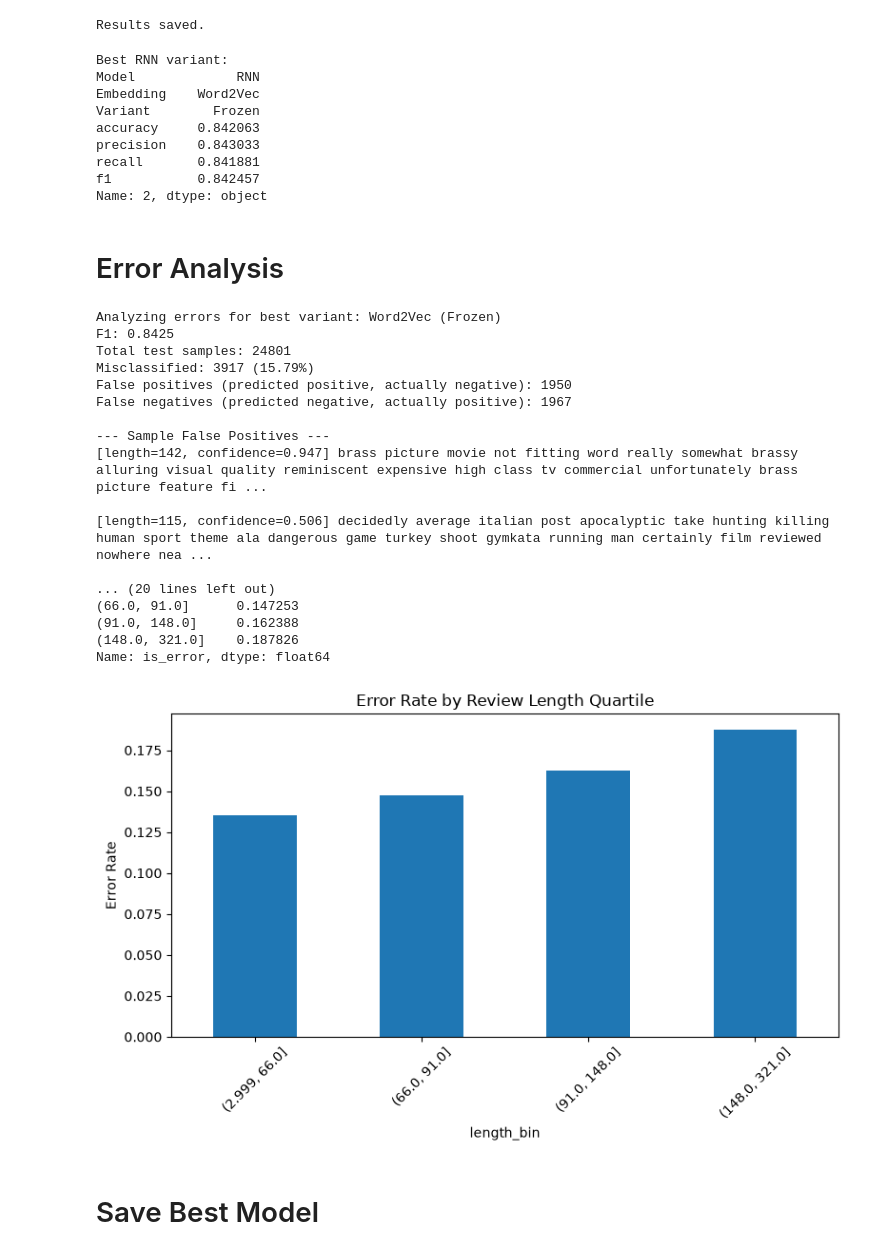
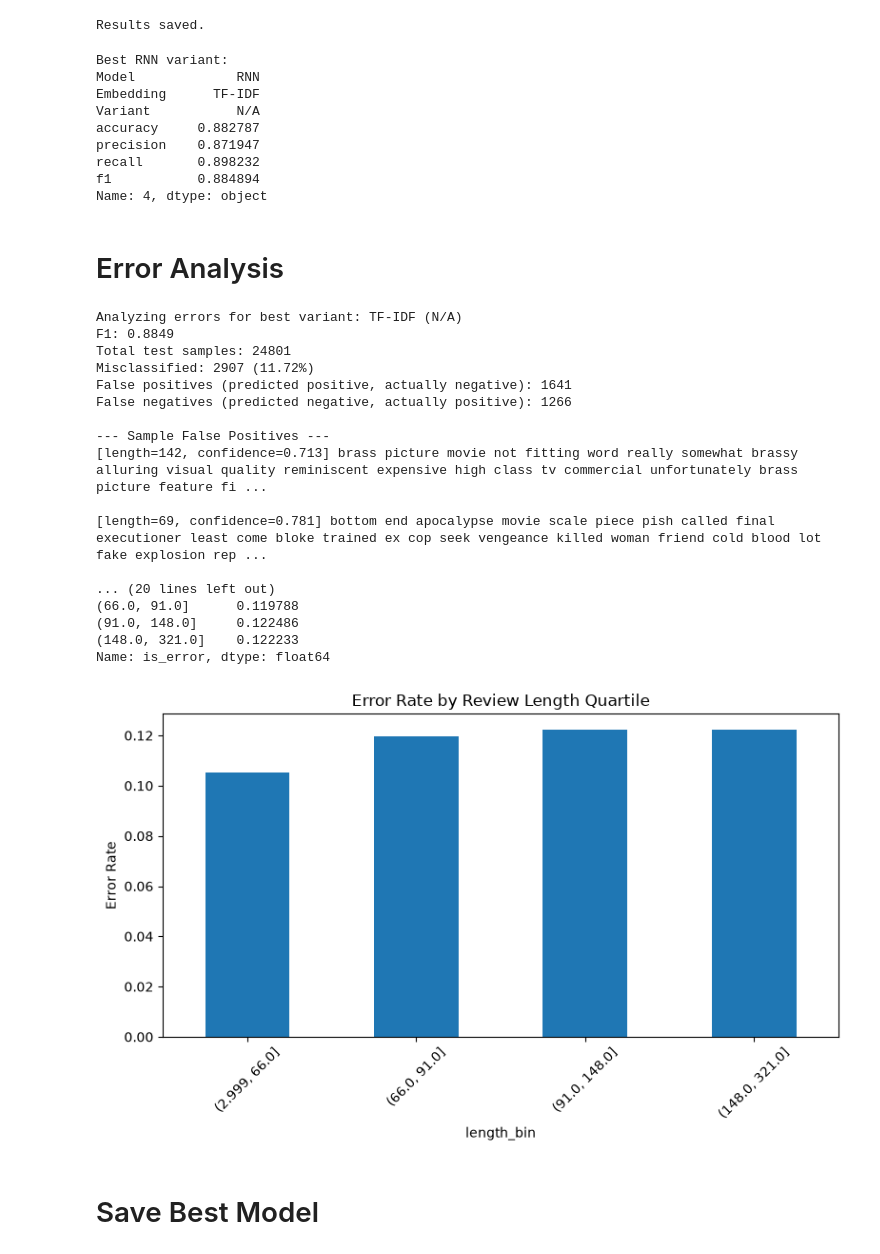
Before and after one commit to Dia8897/Assignment4_NLP_SequenceModels, a Jupyter notebook: notebooks/models/rnn.ipynb, the cells around one changed output. Saved outputs shown, nothing was run; the diff lists cells and outputs as text; code cells hidden in the pictures.

```diff
--- a/notebooks/models/rnn.ipynb
+++ b/notebooks/models/rnn.ipynb
@@ -48,7 +48,7 @@ with open(SHARED_DIR / "vocabulary.pkl", "rb") as file:
 word_to_idx = vocab["word_to_idx"]
 MAX_LENGTH = vocab["MAX_LENGTH"]
 
-sequence_data = np.load(SHARED_DIR / "sequence_data.npz")
+sequence_data = np.load(SHARED_DIR / "sequence_data.npz", allow_pickle=True)
 
 train_padded = sequence_data["train_padded"]
 val_padded = sequence_data["val_padded"]
@@ -62,6 +62,13 @@ y_train = sequence_data["y_train"]
 y_val = sequence_data["y_val"]
 y_test = sequence_data["y_test"]
 
+# Raw text, aligned row-for-row with the arrays above -- needed for TF-IDF/Word2Vec
+# and error analysis. Reading it straight from the shared file instead of re-reading
+# train_processed.csv and re-doing the split avoids relying on split-determinism.
+train_texts = sequence_data["train_texts"]
+val_texts = sequence_data["val_texts"]
+test_texts = sequence_data["test_texts"]
+
 print(f"Vocabulary size: {len(word_to_idx):,}")
 print(f"MAX_LENGTH: {MAX_LENGTH}")
 print("Train padded:", train_padded.shape)
@@ -152,27 +145,10 @@ import time
 MODELS_DIR = Path("models")
 MODELS_DIR.mkdir(exist_ok=True)
 
-start_time = time.time()
+WORD2VEC_PATH = SHARED_DIR / "models" / "word2vec_imdb.model"
+word2vec_model = Word2Vec.load(str(WORD2VEC_PATH))
 
-word2vec_model = Word2Vec(
-    sentences=train_tokens.tolist(),
-    vector_size=100,
-    window=5,
-    min_count=2,
-    workers=4,
-    sg=1,
-    epochs=10,
-    seed=SEED
-)
-
-elapsed_time = time.time() - start_time
-
-print("Word2Vec training completed.")
+print("Word2Vec model loaded from:", WORD2VEC_PATH)
 print("Vector size:", word2vec_model.vector_size)
 print("Vocabulary size:", len(word2vec_model.wv))
-print(f"Training time: {elapsed_time / 60:.2f} minutes")
-
-WORD2VEC_PATH = MODELS_DIR / "word2vec_imdb.model"
-word2vec_model.save(str(WORD2VEC_PATH))
-print("Word2Vec model saved to:", WORD2VEC_PATH)
 # %% [output]
@@ -890,6 +1192,7 @@ results = [
     {"Model": "RNN", "Embedding": "GloVe", "Variant": "Fine-Tuned", **glove_finetuned_metrics},
     {"Model": "RNN", "Embedding": "Word2Vec", "Variant": "Frozen", **word2vec_frozen_metrics},
     {"Model": "RNN", "Embedding": "Word2Vec", "Variant": "Fine-Tuned", **word2vec_finetuned_metrics},
+    {"Model": "RNN", "Embedding": "TF-IDF", "Variant": "N/A", **tfidf_metrics},
 ]
 
 results_df = pd.DataFrame(results)
@@ -915,23 +1219,22 @@ print(best_variant_row)
 # %% [output]
 Best RNN variant:
 Model             RNN
-Embedding    Word2Vec
-Variant        Frozen
-accuracy     0.842063
-precision    0.843033
-recall       0.841881
-f1           0.842457
-Name: 2, dtype: object
+Embedding      TF-IDF
+Variant           N/A
+accuracy     0.882787
+precision    0.871947
+recall       0.898232
+f1           0.884894
+Name: 4, dtype: object
 # %% [markdown]
 # Error Analysis
 # %%
-test_df = pd.read_csv(DATA_DIR / "test_processed.csv")
-
 variant_results = {
     ("GloVe", "Frozen"): (glove_frozen_labels, glove_frozen_predictions, glove_frozen_probabilities),
     ("GloVe", "Fine-Tuned"): (glove_finetuned_labels, glove_finetuned_predictions, glove_finetuned_probabilities),
     ("Word2Vec", "Frozen"): (word2vec_frozen_labels, word2vec_frozen_predictions, word2vec_frozen_probabilities),
     ("Word2Vec", "Fine-Tuned"): (word2vec_finetuned_labels, word2vec_finetuned_predictions, word2vec_finetuned_probabilities),
+    ("TF-IDF", "N/A"): (tfidf_labels, tfidf_predictions, tfidf_probabilities),
 }
 
 best_labels, best_predictions, best_probabilities = variant_results[
@@ -947,7 +1250,7 @@ def analyze_errors(labels, predictions, probabilities, texts, lengths, n_example
     predictions = np.asarray(predictions).reshape(-1)
     probabilities = np.asarray(probabilities).reshape(-1)
     lengths = np.asarray(lengths)
-    texts = texts.reset_index(drop=True)
+    texts = np.asarray(texts)
 
     misclassified_mask = predictions != labels
     false_positive_mask = misclassified_mask & (predictions == 1)
@@ -972,45 +1275,45 @@ def analyze_errors(labels, predictions, probabilities, texts, lengths, n_example
     error_by_length = pd.DataFrame({
         "length_bin": length_bins,
         "is_error": misclassified_mask
     }).groupby("length_bin", observed=True)["is_error"].mean()
 
     print("--- Error rate by review length quartile ---")
     print(error_by_length)
 
     plt.figure(figsize=(8, 5))
     error_by_length.plot(kind="bar")
     plt.ylabel("Error Rate")
     plt.title("Error Rate by Review Length Quartile")
     plt.xticks(rotation=45)
     plt.tight_layout()
     plt.show()
 
     return misclassified_mask, false_positive_mask, false_negative_mask
 
 
 misclassified_mask, false_positive_mask, false_negative_mask = analyze_errors(
     best_labels, best_predictions, best_probabilities,
-    test_df["processed_text"], test_lengths
+    test_texts, test_lengths
 )
 # %% [output]
-Analyzing errors for best variant: Word2Vec (Frozen)
-F1: 0.8425
+Analyzing errors for best variant: TF-IDF (N/A)
+F1: 0.8849
 Total test samples: 24801
-Misclassified: 3917 (15.79%)
-False positives (predicted positive, actually negative): 1950
-False negatives (predicted negative, actually positive): 1967
+Misclassified: 2907 (11.72%)
+False positives (predicted positive, actually negative): 1641
+False negatives (predicted negative, actually positive): 1266
 
 --- Sample False Positives ---
-[length=142, confidence=0.947] brass picture movie not fitting word really somewhat brassy alluring visual quality reminiscent expensive high class tv commercial unfortunately brass picture feature fi ...
+[length=142, confidence=0.713] brass picture movie not fitting word really somewhat brassy alluring visual quality reminiscent expensive high class tv commercial unfortunately brass picture feature fi ...
 
-[length=115, confidence=0.506] decidedly average italian post apocalyptic take hunting killing human sport theme ala dangerous game turkey shoot gymkata running man certainly film reviewed nowhere nea ...
+[length=69, confidence=0.781] bottom end apocalypse movie scale piece pish called final executioner least come bloke trained ex cop seek vengeance killed woman friend cold blood lot fake explosion rep ...
 
 ... (20 lines left out)
-(66.0, 91.0]      0.147253
-(91.0, 148.0]     0.162388
-(148.0, 321.0]    0.187826
+(66.0, 91.0]      0.119788
+(91.0, 148.0]     0.122486
+(148.0, 321.0]    0.122233
 Name: is_error, dtype: float64
-[figure, old version]
+[figure, new version]
 # %% [markdown]
 # Save Best Model
 # %%
```
Also changed, not shown: parts of 32 cells of this notebook, 1 other file.
